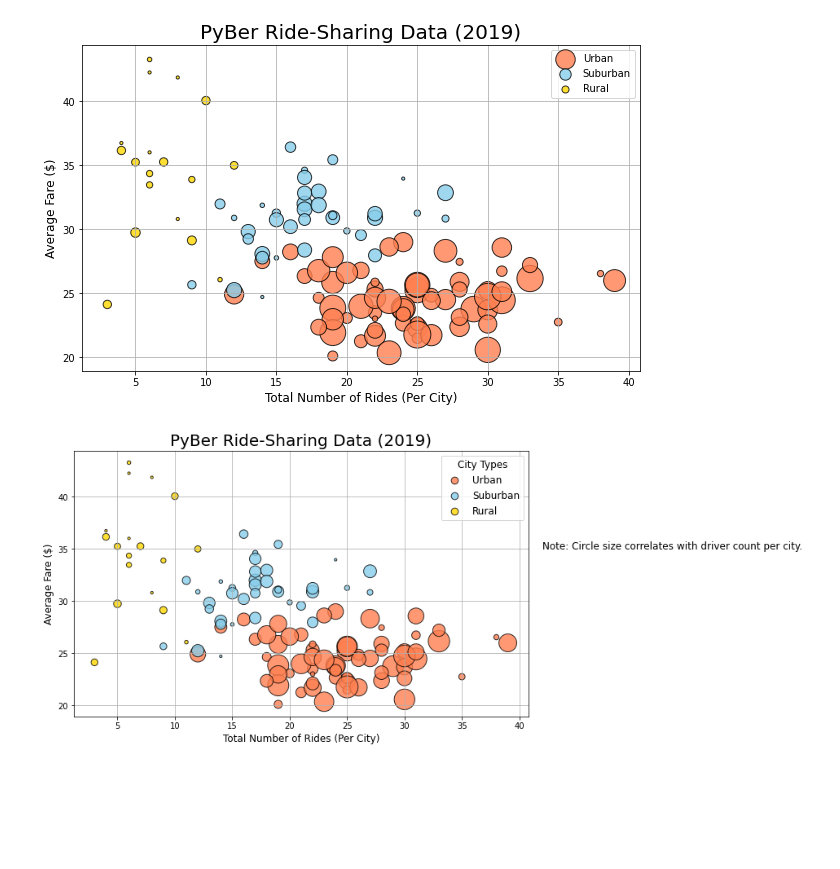
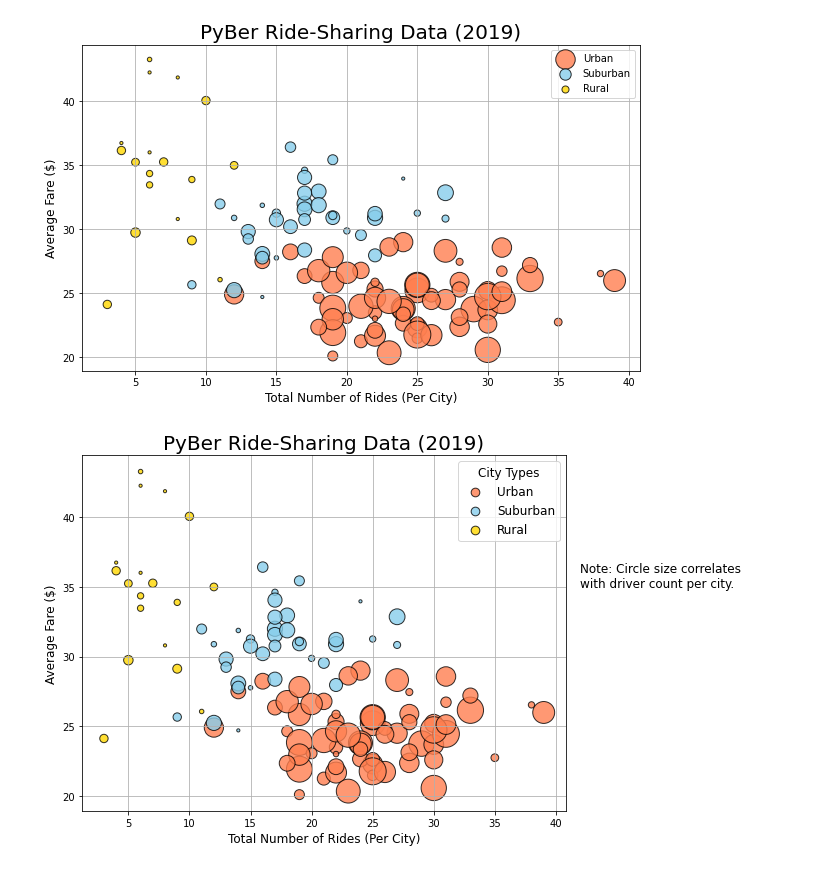
Before and after one commit to weiweiVV/PyBer_Analysis, a Jupyter notebook: PyBer.ipynb, the cells around one changed output. Saved outputs shown, nothing was run; the diff lists cells and outputs as text; code cells hidden in the pictures; blank space fills up the shorter version.

```diff
--- a/PyBer.ipynb
+++ b/PyBer.ipynb
@@ -344,32 +344,33 @@ plt.scatter(suburban_ride_count,
       alpha=0.8, label="Suburban")
 
 plt.scatter(rural_ride_count,
       rural_avg_fare,
       s=10*rural_driver_count, c="gold",
       edgecolor="black", linewidths=1,
       alpha=0.8, label="Rural")
 
 # Incorporate the other graph properties
 plt.title("PyBer Ride-Sharing Data (2019)", fontsize=20)
 plt.ylabel("Average Fare ($)", fontsize=12)
 plt.xlabel("Total Number of Rides (Per City)", fontsize=12)
 plt.grid(True)
 
 # Create a legend
 lgnd = plt.legend(fontsize="12", mode="Expanded",
          scatterpoints=1, loc="best", title="City Types")
 lgnd.legendHandles[0]._sizes = [75]
 lgnd.legendHandles[1]._sizes = [75]
 lgnd.legendHandles[2]._sizes = [75]
 lgnd.get_title().set_fontsize(12)
 
 # Incorporate a text label about circle size.
-plt.text(42, 35, "Note: Circle size correlates with driver count per city.", fontsize="12")
+plt.text(42, 35, "Note: Circle size correlates\nwith driver count per city.", fontsize="12")
 
+plt.tight_layout()
 # Save the figure.
 plt.savefig("analysis/Fig1.png")
 
 # Show the plot
 plt.show()
 # %% [output]
-[figure, old version]
+[figure, new version]
```
Also changed, not shown: parts of 2 cells of this notebook, 1 other file.
